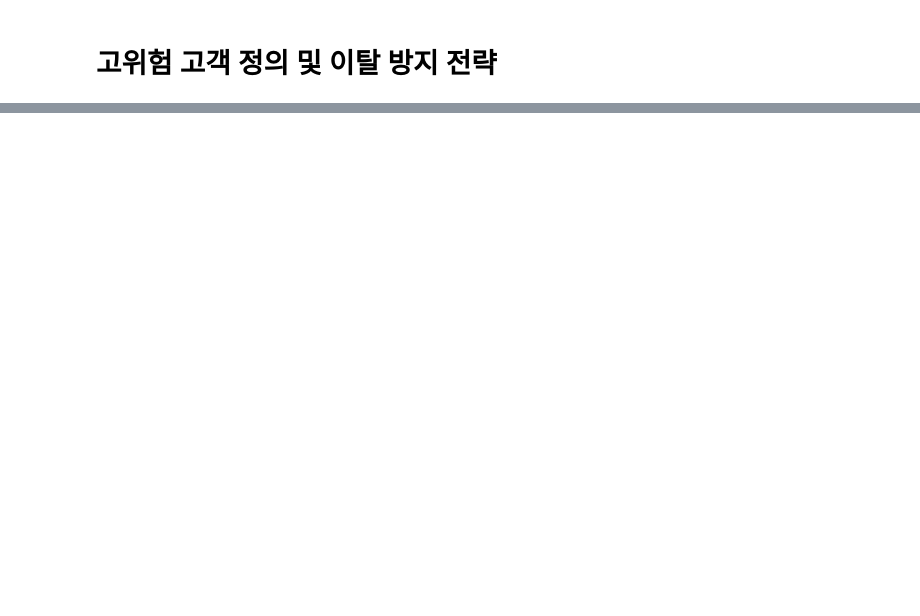
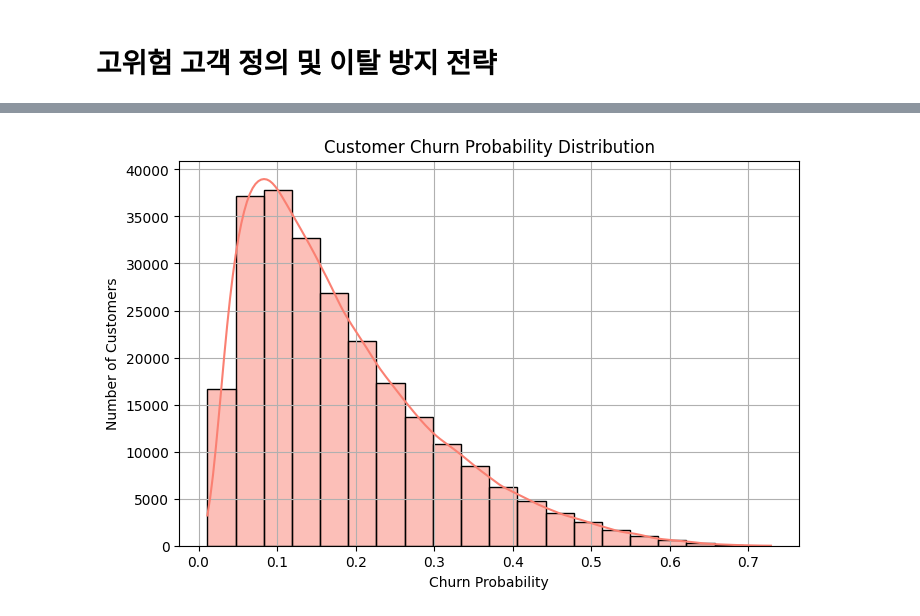
Before and after one commit to hyeeeeeon/Challenge_DongA, a Jupyter notebook: Customer_churn_prediction.ipynb, the cells around one changed output, grey strips where cells are left out. Drawn from its saved outputs; the diff is of its cells as text; code cells hidden in the pictures; blank space fills up the shorter version.

```diff
--- a/Customer_churn_prediction.ipynb
+++ b/Customer_churn_prediction.ipynb
@@ -658,0 +714,7 @@ Parameters: { "use_label_encoder" } are not used.
+# %%
+# 예측 확률 붙이기
+df['Churn_Prob'] = final_model.predict_proba(final_X)[:, 1]
+
+# 모델 저장
+import joblib
+joblib.dump(final_model, 'best_logistic_model.pkl')
@@ -658,0 +761,11 @@ Parameters: { "use_label_encoder" } are not used.
+# %%
+# 예측 확률 값이 있는 컬럼을 기준으로 분포 확인
+plt.figure(figsize=(8,5))
+sns.histplot(df['Churn_Prob'], bins=20, kde=True, color='salmon')
+plt.title("Customer Churn Probability Distribution")
+plt.xlabel("Churn Probability")
+plt.ylabel("Number of Customers")
+plt.grid(True)
+plt.show()
+# %% [output]
+[figure, added]
```
Also changed, not shown: parts of 15 cells of this notebook.
